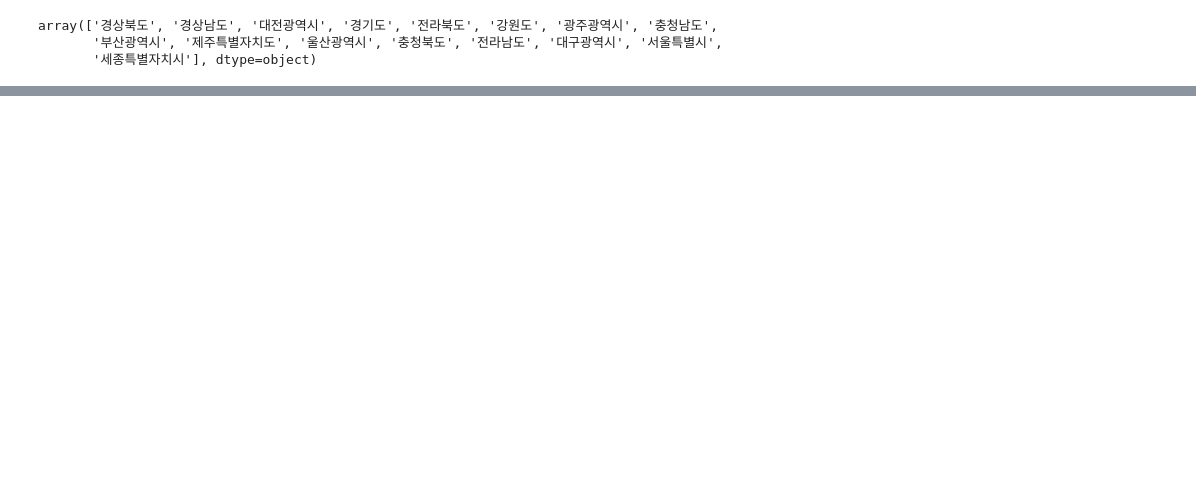
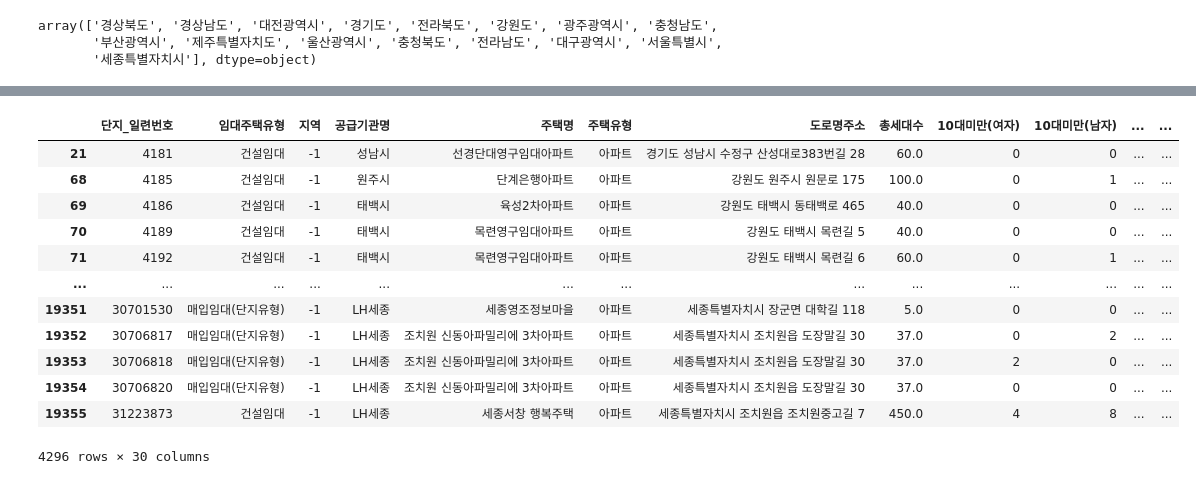
Before and after one commit to jkl851/AI_competition, a Jupyter notebook: 데이터합치기(제공데이터, 단지정보, 구성원).ipynb, the cells around one changed output, grey strips where cells are left out. Saved outputs shown, nothing was run; the diff lists cells and outputs as text; code cells hidden in the pictures; blank space fills up the shorter version.

```diff
--- a/데이터합치기(제공데이터, 단지정보, 구성원).ipynb
+++ b/데이터합치기(제공데이터, 단지정보, 구성원).ipynb
@@ -123,0 +280,17 @@ a
+# %%
+gender_apt = gender_apt.dropna(subset=['도로명주소'])
+gender_apt
+# %% [output]
+|  | 단지_일련번호 | 임대주택유형 | 지역 | 공급기관명 | 주택명 | 주택유형 | 도로명주소 | 총세대수 | 10대미만(여자) | 10대미만(남자) | ... | ... |
+| 21 | 4181 | 건설임대 | -1 | 성남시 | 선경단대영구임대아파트 | 아파트 | 경기도 성남시 수정구 산성대로383번길 28 | 60.0 | 0 | 0 | ... | ... |
+| 68 | 4185 | 건설임대 | -1 | 원주시 | 단계은행아파트 | 아파트 | 강원도 원주시 원문로 175 | 100.0 | 0 | 1 | ... | ... |
+| 69 | 4186 | 건설임대 | -1 | 태백시 | 육성2차아파트 | 아파트 | 강원도 태백시 동태백로 465 | 40.0 | 0 | 0 | ... | ... |
+| 70 | 4189 | 건설임대 | -1 | 태백시 | 목련영구임대아파트 | 아파트 | 강원도 태백시 목련길 5 | 40.0 | 0 | 0 | ... | ... |
+| 71 | 4192 | 건설임대 | -1 | 태백시 | 목련영구임대아파트 | 아파트 | 강원도 태백시 목련길 6 | 60.0 | 0 | 1 | ... | ... |
+| ... | ... | ... | ... | ... | ... | ... | ... | ... | ... | ... | ... | ... |
+| 19351 | 30701530 | 매입임대(단지유형) | -1 | LH세종 | 세종영조정보마을 | 아파트 | 세종특별자치시 장군면 대학길 118 | 5.0 | 0 | 0 | ... | ... |
+| 19352 | 30706817 | 매입임대(단지유형) | -1 | LH세종 | 조치원 신동아파밀리에 3차아파트 | 아파트 | 세종특별자치시 조치원읍 도장말길 30 | 37.0 | 0 | 2 | ... | ... |
+| 19353 | 30706818 | 매입임대(단지유형) | -1 | LH세종 | 조치원 신동아파밀리에 3차아파트 | 아파트 | 세종특별자치시 조치원읍 도장말길 30 | 37.0 | 2 | 0 | ... | ... |
+| 19354 | 30706820 | 매입임대(단지유형) | -1 | LH세종 | 조치원 신동아파밀리에 3차아파트 | 아파트 | 세종특별자치시 조치원읍 도장말길 30 | 37.0 | 0 | 0 | ... | ... |
+| 19355 | 31223873 | 건설임대 | -1 | LH세종 | 세종서창 행복주택 | 아파트 | 세종특별자치시 조치원읍 조치원중고길 7 | 450.0 | 4 | 8 | ... | ... |
+4296 rows × 30 columns
```
Also changed, not shown: parts of 16 cells of this notebook.
